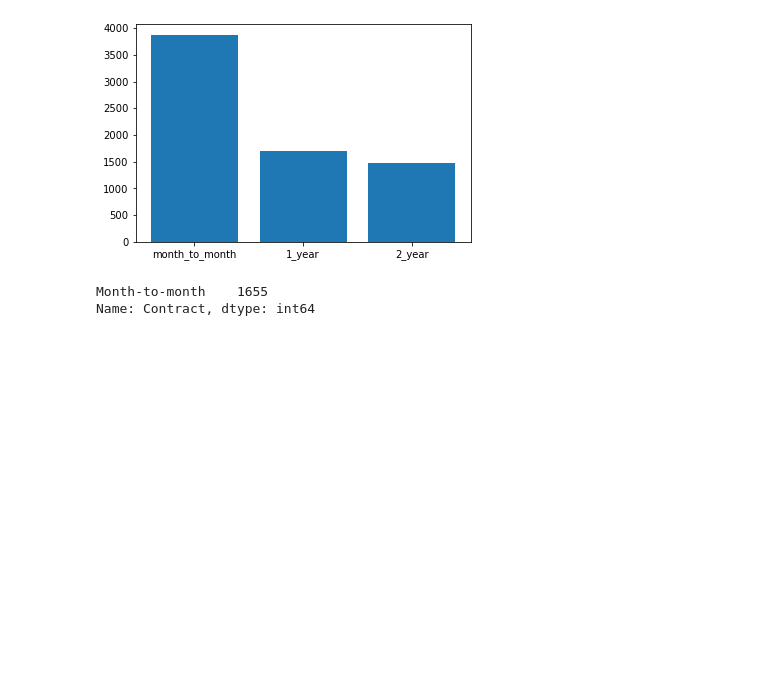
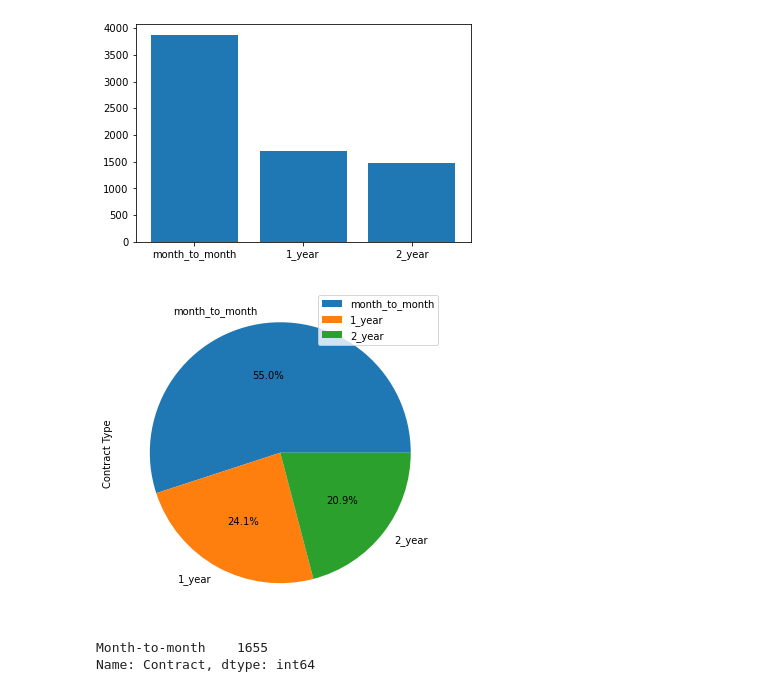
Before and after one commit to akuppan1/Flatiron-Mod-3-Proj, a Jupyter notebook: Feature plotting and investigation.ipynb, the cells around one changed output. Cells and saved outputs as stored; diff of their text form; code cells hidden in the pictures; blank space fills up the shorter version.

```diff
--- a/Feature plotting and investigation.ipynb
+++ b/Feature plotting and investigation.ipynb
@@ -36,6 +37,14 @@ Two year          1695
 One year          1473
 Name: Contract, dtype: int64
 [figure]
+# %%
+#Pie chart of Contract types
+
+d = {'Contract Type': [3875, 1695, 1473]}
+df_pie_contract_types = pd.DataFrame(data=d, index=['month_to_month','1_year','2_year'])
+plot = df_pie_contract_types.plot.pie(y='Contract Type', autopct='%1.1f%%', figsize=(6, 6))
+# %% [output]
+[figure, added]
 # %%
 #I want to find out Churn data in each Contract type
 
```
Also changed, not shown: parts of 38 cells of this notebook.
